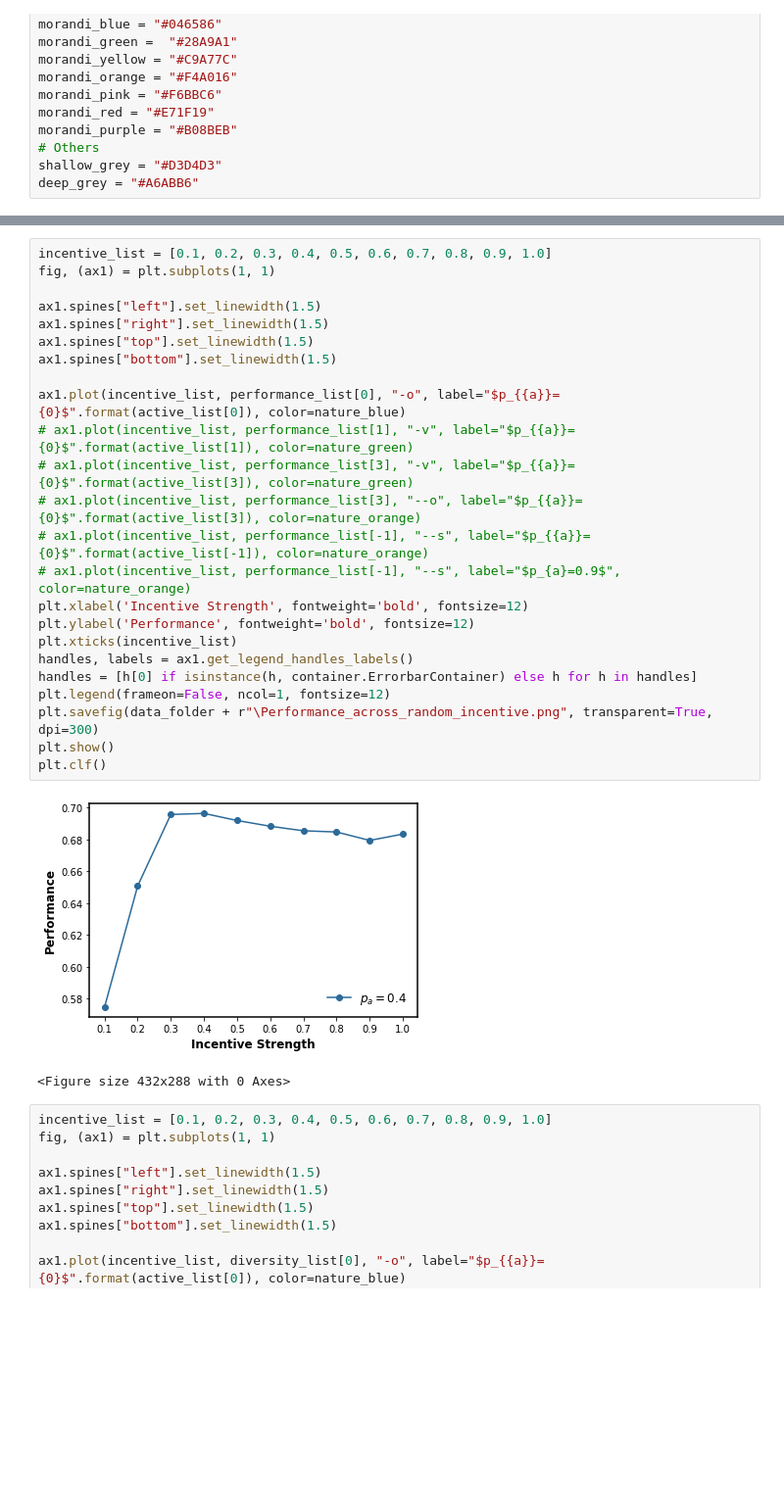
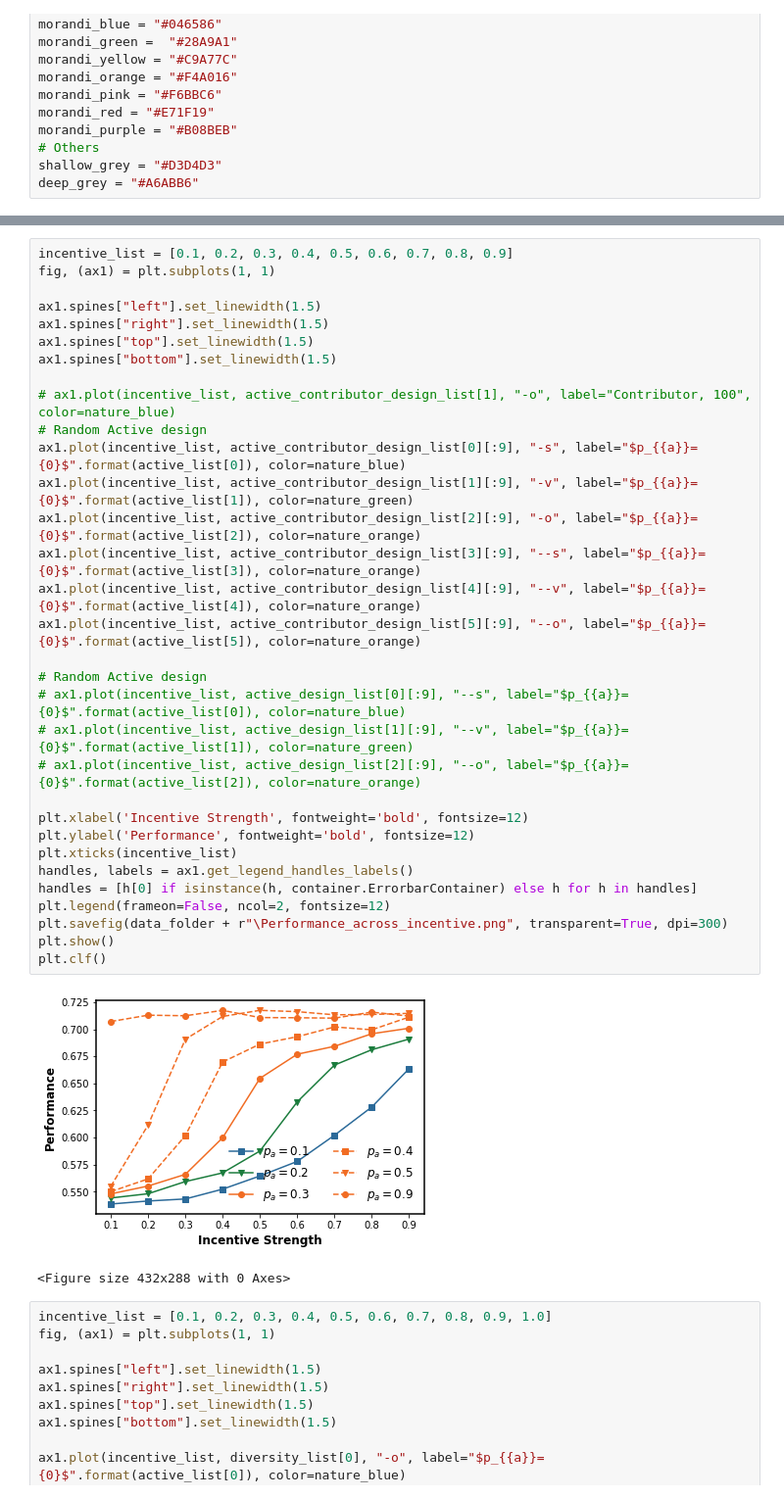
Before and after one commit to GrandJune/DAOs, a Jupyter notebook: V4/Incentive_random/Evaluator.ipynb, the cells around one changed output, grey strips where cells are left out. Shown: that part at 98% size. Cells and saved outputs as stored; diff of their text form; blank space fills up the shorter version.

```diff
--- a/V4/Incentive_random/Evaluator.ipynb
+++ b/V4/Incentive_random/Evaluator.ipynb
@@ -53,29 +69,37 @@ print(np.shape(diversity_list))
 # %%
-incentive_list = [0.1, 0.2, 0.3, 0.4, 0.5, 0.6, 0.7, 0.8, 0.9, 1.0]
+incentive_list = [0.1, 0.2, 0.3, 0.4, 0.5, 0.6, 0.7, 0.8, 0.9]
 fig, (ax1) = plt.subplots(1, 1)
 
 ax1.spines["left"].set_linewidth(1.5)
 ax1.spines["right"].set_linewidth(1.5)
 ax1.spines["top"].set_linewidth(1.5)
 ax1.spines["bottom"].set_linewidth(1.5)
 
-ax1.plot(incentive_list, performance_list[0], "-o", label="$p_{{a}}={0}$".format(active_list[0]), color=nature_blue)
-# ax1.plot(incentive_list, performance_list[1], "-v", label="$p_{{a}}={0}$".format(active_list[1]), color=nature_green)
-# ax1.plot(incentive_list, performance_list[3], "-v", label="$p_{{a}}={0}$".format(active_list[3]), color=nature_green)
-# ax1.plot(incentive_list, performance_list[3], "--o", label="$p_{{a}}={0}$".format(active_list[3]), color=nature_orange)
-# ax1.plot(incentive_list, performance_list[-1], "--s", label="$p_{{a}}={0}$".format(active_list[-1]), color=nature_orange)
-# ax1.plot(incentive_list, performance_list[-1], "--s", label="$p_{a}=0.9$", color=nature_orange)
+# ax1.plot(incentive_list, active_contributor_design_list[1], "-o", label="Contributor, 100", color=nature_blue)
+# Random Active design
+ax1.plot(incentive_list, active_contributor_design_list[0][:9], "-s", label="$p_{{a}}={0}$".format(active_list[0]), color=nature_blue)
+ax1.plot(incentive_list, active_contributor_design_list[1][:9], "-v", label="$p_{{a}}={0}$".format(active_list[1]), color=nature_green)
+ax1.plot(incentive_list, active_contributor_design_list[2][:9], "-o", label="$p_{{a}}={0}$".format(active_list[2]), color=nature_orange)
+ax1.plot(incentive_list, active_contributor_design_list[3][:9], "--s", label="$p_{{a}}={0}$".format(active_list[3]), color=nature_orange)
+ax1.plot(incentive_list, active_contributor_design_list[4][:9], "--v", label="$p_{{a}}={0}$".format(active_list[4]), color=nature_orange)
+ax1.plot(incentive_list, active_contributor_design_list[5][:9], "--o", label="$p_{{a}}={0}$".format(active_list[5]), color=nature_orange)
+
+# Random Active design
+# ax1.plot(incentive_list, active_design_list[0][:9], "--s", label="$p_{{a}}={0}$".format(active_list[0]), color=nature_blue)
+# ax1.plot(incentive_list, active_design_list[1][:9], "--v", label="$p_{{a}}={0}$".format(active_list[1]), color=nature_green)
+# ax1.plot(incentive_list, active_design_list[2][:9], "--o", label="$p_{{a}}={0}$".format(active_list[2]), color=nature_orange)
+
 plt.xlabel('Incentive Strength', fontweight='bold', fontsize=12)
 plt.ylabel('Performance', fontweight='bold', fontsize=12)
 plt.xticks(incentive_list)
 handles, labels = ax1.get_legend_handles_labels()
 handles = [h[0] if isinstance(h, container.ErrorbarContainer) else h for h in handles]
-plt.legend(frameon=False, ncol=1, fontsize=12)
-plt.savefig(data_folder + r"\Performance_across_random_incentive.png", transparent=True, dpi=300)
+plt.legend(frameon=False, ncol=2, fontsize=12)
+plt.savefig(data_folder + r"\Performance_across_incentive.png", transparent=True, dpi=300)
 plt.show()
 plt.clf()
 # %% [output]
-[figure, old version]
+[figure, new version]
 <Figure size 432x288 with 0 Axes>
 # %%
 incentive_list = [0.1, 0.2, 0.3, 0.4, 0.5, 0.6, 0.7, 0.8, 0.9, 1.0]
```
Also changed, not shown: parts of 2 cells of this notebook, 34 other files.
